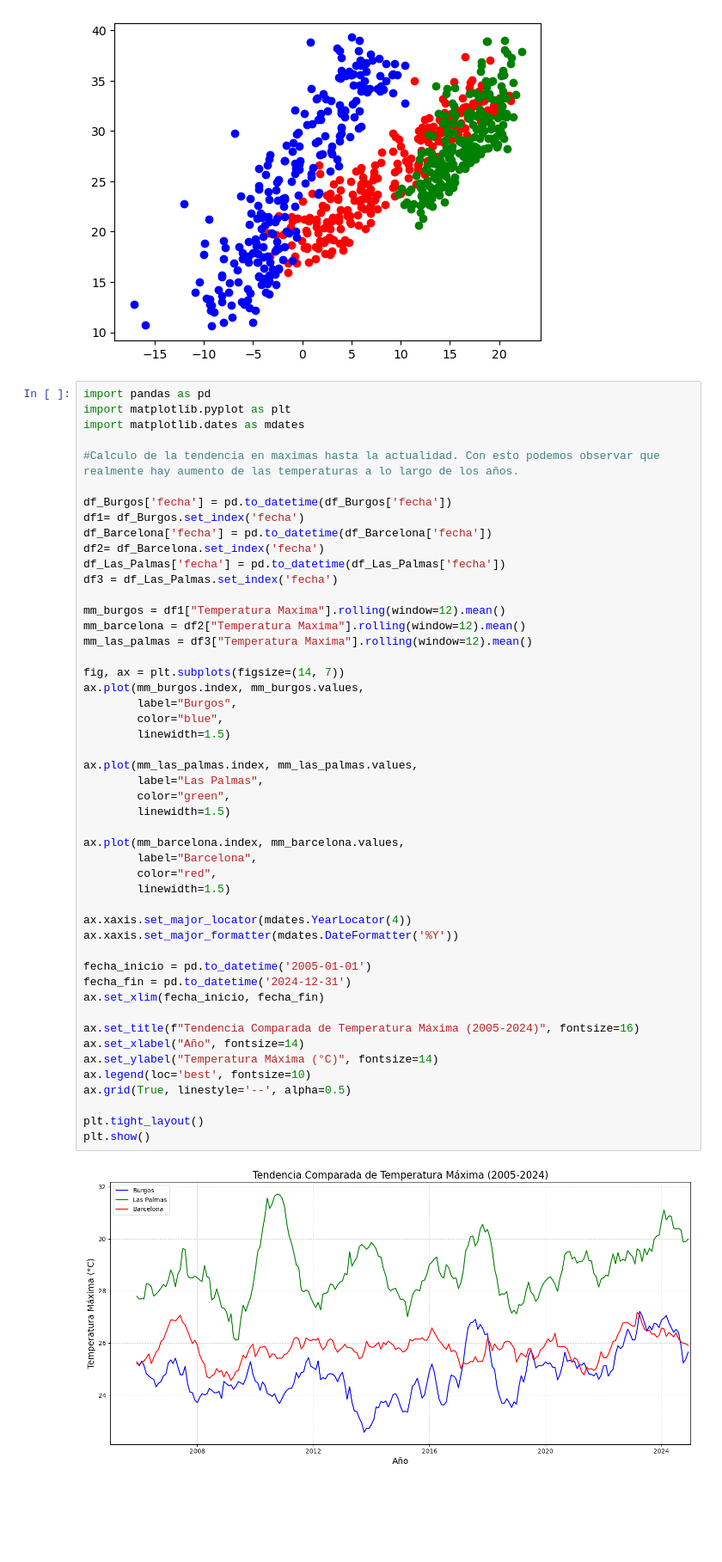
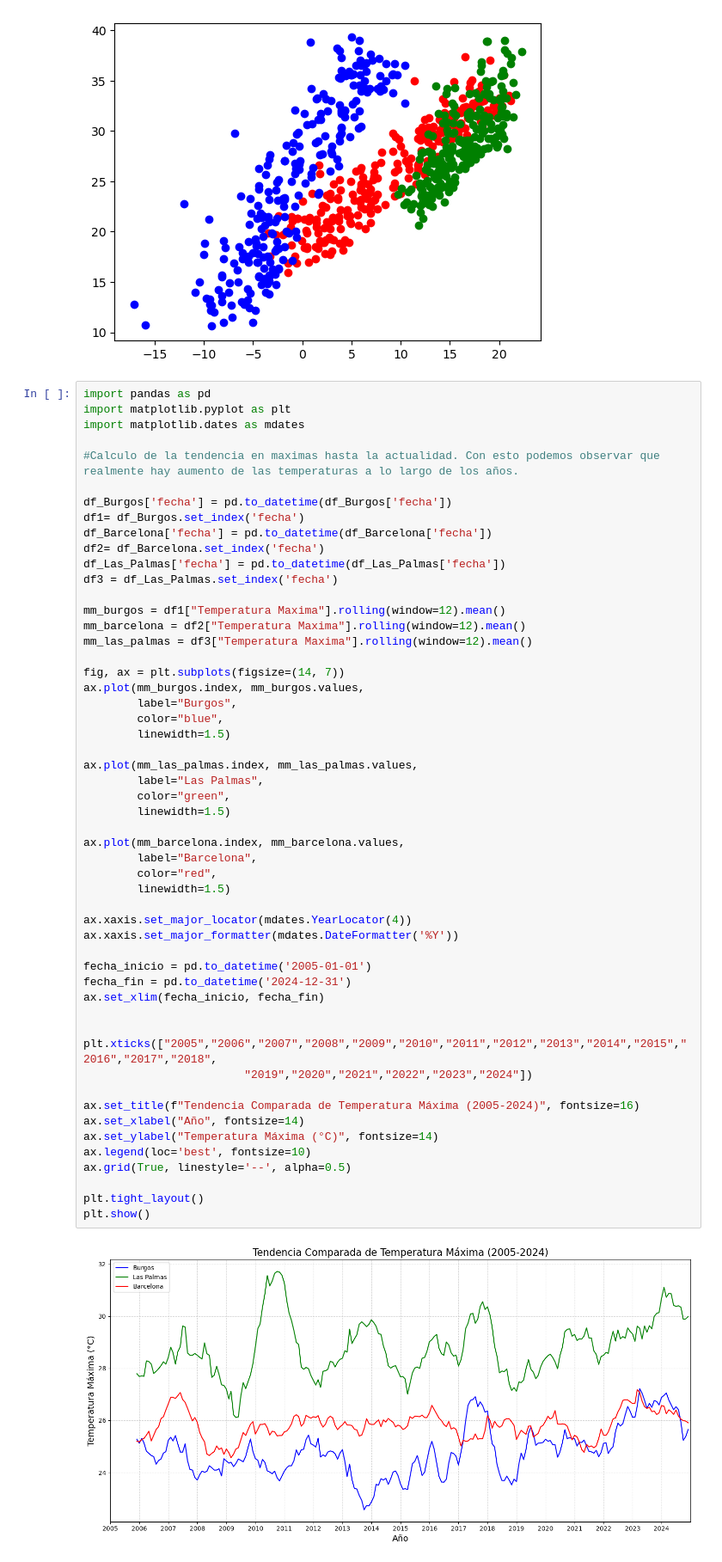
Before and after one commit to IgnacioMaese/Proyecto-AEMET-2, a Jupyter notebook: 4-analisis-conjunto.ipynb, the cells around one changed output. Shown: that part at 86% size. Saved outputs shown, nothing was run; the diff lists cells and outputs as text; blank space fills up the shorter version.

```diff
--- a/4-analisis-conjunto.ipynb
+++ b/4-analisis-conjunto.ipynb
@@ -134,31 +132,35 @@ ax.plot(mm_burgos.index, mm_burgos.values,
         label="Burgos",
         color="blue",
         linewidth=1.5)
 
 ax.plot(mm_las_palmas.index, mm_las_palmas.values,
         label="Las Palmas",
         color="green",
         linewidth=1.5)
 
 ax.plot(mm_barcelona.index, mm_barcelona.values,
         label="Barcelona",
         color="red",
         linewidth=1.5)
 
 ax.xaxis.set_major_locator(mdates.YearLocator(4))
 ax.xaxis.set_major_formatter(mdates.DateFormatter('%Y'))
 
 fecha_inicio = pd.to_datetime('2005-01-01')
 fecha_fin = pd.to_datetime('2024-12-31')
 ax.set_xlim(fecha_inicio, fecha_fin)
 
+
+plt.xticks(["2005","2006","2007","2008","2009","2010","2011","2012","2013","2014","2015","2016","2017","2018",
+                        "2019","2020","2021","2022","2023","2024"])
+
 ax.set_title(f"Tendencia Comparada de Temperatura Máxima (2005-2024)", fontsize=16)
 ax.set_xlabel("Año", fontsize=14)
 ax.set_ylabel("Temperatura Máxima (°C)", fontsize=14)
 ax.legend(loc='best', fontsize=10)
 ax.grid(True, linestyle='--', alpha=0.5)
 
 plt.tight_layout()
 plt.show()
 # %% [output]
-[figure, old version]
+[figure, new version]
```
Also changed, not shown: parts of 12 cells of this notebook, 16 other files.
